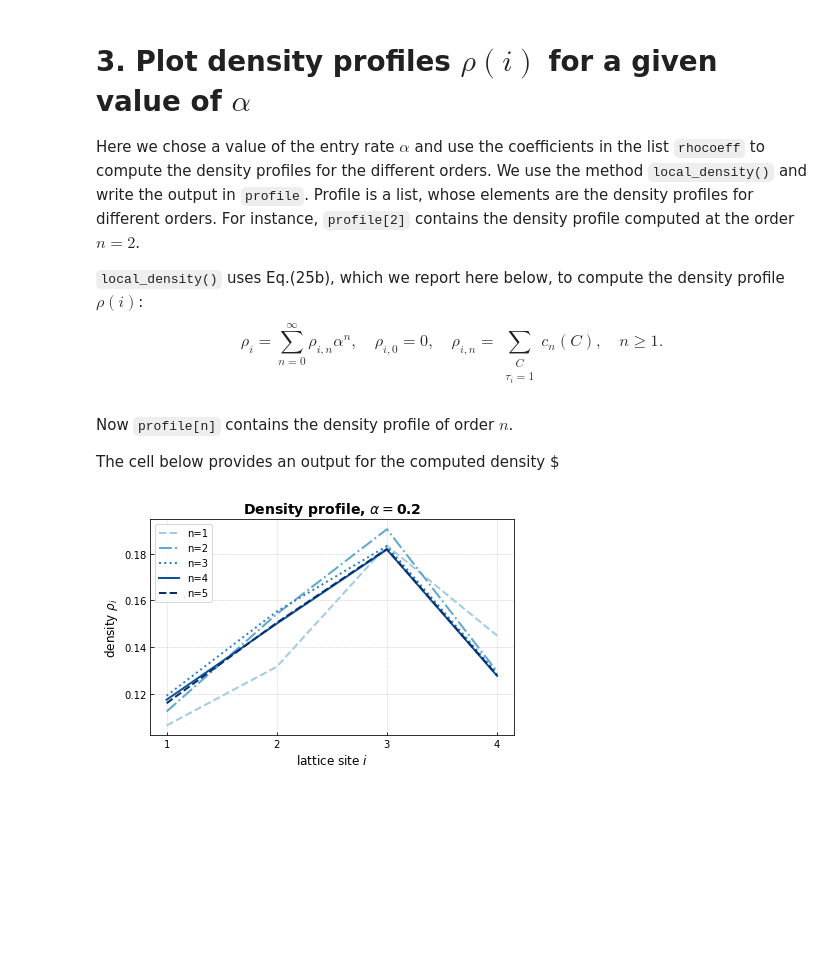
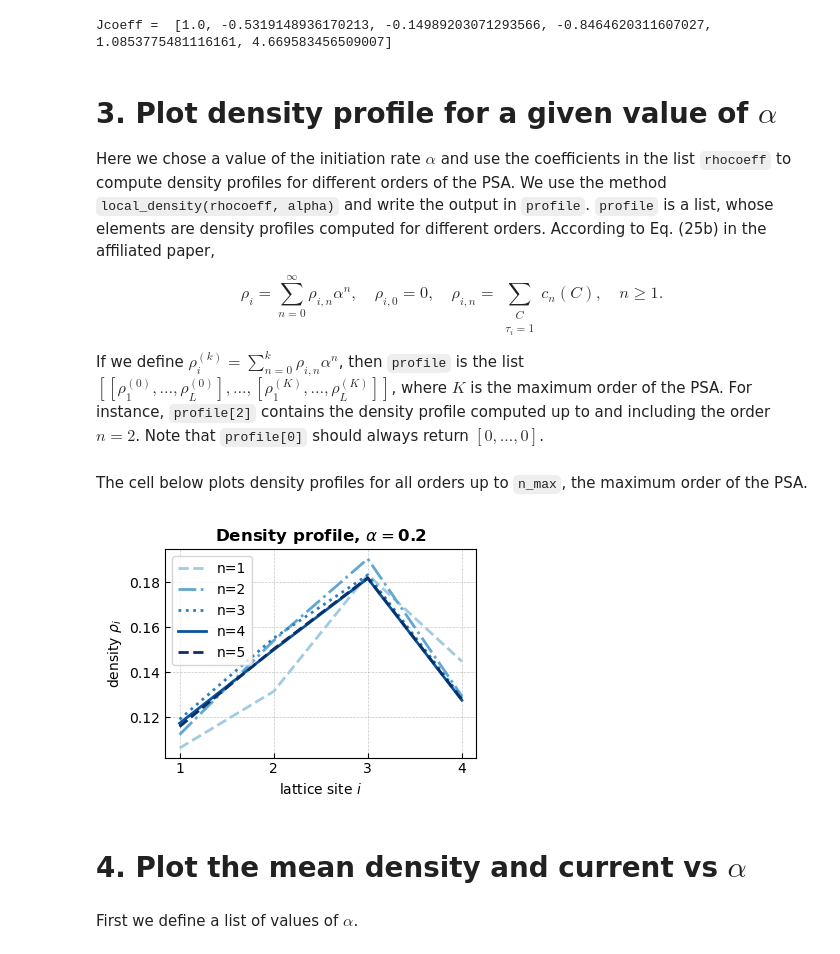
Before and after one commit to ExclusionProcess-tools/TASEPy, a Jupyter notebook: tutorial_TASEPy.ipynb, the cells around one changed output. Drawn from its saved outputs; the diff is of its cells as text; code cells hidden in the pictures; blank space fills up the shorter version.

```diff
--- a/tutorial_TASEPy.ipynb
+++ b/tutorial_TASEPy.ipynb
@@ -49,31 +53,32 @@ Jcoeff =  [1.0, -0.5319148936170213, -0.14989203071293566, -0.8464620311607027,
+# %%
+print('Jcoeff = ', Jcoeff)
+# %% [output]
+Jcoeff =  [1.0, -0.5319148936170213, -0.14989203071293566, -0.8464620311607027, 1.0853775481116161, 4.669583456509007]
 # %% [markdown]
-# 3. Plot density profiles $\rho(i)$ for a given value of $\alpha$
+# 3. Plot density profile for a given value of $\alpha$
 
-Here we chose a value of the entry rate $\alpha$ and use the coefficients in the list `rhocoeff` to compute the density profiles for the different orders. We use the method `local_density()` and write the output in `profile`. Profile is a list, whose elements are the density profiles for different orders. For instance, `profile[2]` contains the density profile computed at the order $n=2$.
+Here we chose a value of the initiation rate $\alpha$ and use the coefficients in the list `rhocoeff` to compute density profiles for different orders of the PSA. We use the method `local_density(rhocoeff, alpha)` and write the output in `profile`. `profile` is a list, whose elements are density profiles computed for different orders. According to Eq. (25b) in the affiliated paper,
 
-`local_density()` uses Eq.(25b), which we report here below, to compute the density profile $\rho(i)$:
 \begin{equation}
     \rho_i=\sum_{n=0}^{\infty}\rho_{i,n}\alpha^n,\quad \rho_{i,0}=0,\quad \rho_{i,n}=\sum_{\substack{C\\\tau_i=1}}c_n(C),\quad n\geq 1. \tag{25b}
 \end{equation}
+
+If we define $\rho_{i}^{(k)}=\sum_{n=0}^{k}\rho_{i,n}\alpha^n$, then `profile` is the list $[[\rho_{1}^{(0)},\ldots,\rho_{L}^{(0)}],\ldots,[\rho_{1}^{(K)},\ldots,\rho_{L}^{(K)}]]$, where $K$ is the maximum order of the PSA. For instance, `profile[2]` contains the density profile computed up to and including the order $n=2$. Note that `profile[0]` should always return $[0,...,0]$.
 # %%
 alpha = 0.2
 profile = local_density(rhocoeff, alpha)
-# %% [markdown]
-Now `profile[n]` contains the density profile of order $n$.
-
-The cell below provides an output for the computed density $
+# %% [markdown]
+The cell below plots density profiles for all orders up to `n_max`, the maximum order of the PSA.
 # %%
 import matplotlib.pyplot as plt
 import matplotlib.ticker as ticker
 import matplotlib.cm as cm
 
-
 # Choose a colormap (you can change it to your preferred one)
 color_map = cm.get_cmap('Blues')
 
-
 # Create a new figure and axes
-fig, ax = plt.subplots(figsize=(6, 4))
+fig, ax = plt.subplots(figsize=(4, 3))
 
 # Plot the data
 
@@ -84,6 +89,7 @@ n = 0
 for p in profile:
 
     line_color = color_map(0.2 + n / (n_max+1))
+
     # Cycle through the linestyles list
     linestyle = linestyles[n % len(linestyles)]
 
@@ -95,36 +101,35 @@ for p in profile:
     n += 1
 
 # Set the x and y axis labels
-ax.set_xlabel(r'lattice site $i$', fontsize=12)
-ax.set_ylabel(r'density $\rho_i$', fontsize=12)
+ax.set_xlabel(r'lattice site $i$', fontsize=10)
+ax.set_ylabel(r'density $\rho_i$', fontsize=10)
 
 # Set the title
 ax.set_title(r'Density profile, $\alpha = $' +
-             str(alpha), fontsize=14, fontweight='bold')
+             str(alpha), fontsize=12, fontweight='bold')
 
 # Customize the tick parameters
 ax.tick_params(axis='both', which='both', direction='in', labelsize=10)
 
 # Customize the tick parameters for x-axis
 # Set tick at every integer value
 ax.xaxis.set_major_locator(ticker.MultipleLocator(1))
 # Format tick labels as scalar values
 ax.xaxis.set_major_formatter(ticker.ScalarFormatter())
-
 
 # Add a legend
 ax.legend(fontsize=10)
 
 # Add gridlines
 ax.grid(True, linestyle='--', linewidth=0.5, alpha=0.7)
 
 # Adjust the plot layout
 plt.tight_layout()
 
 # Save the plot as a high-resolution image
-plt.savefig('figure_density.pdf', dpi=300)
+# plt.savefig('figure_density.pdf', dpi=300)
 
 # Show the plot
 plt.show()
 # %% [output]
-[figure, old version]
+[figure, new version]
@@ -151,0 +136,4 @@ profile = local_density(rhocoeff, alpha)
+# %% [markdown]
+# 4. Plot the mean density and current vs $\alpha$
+# %% [markdown]
+First we define a list of values of $\alpha$.
```
Also changed, not shown: parts of 16 cells of this notebook, 1 other file.
